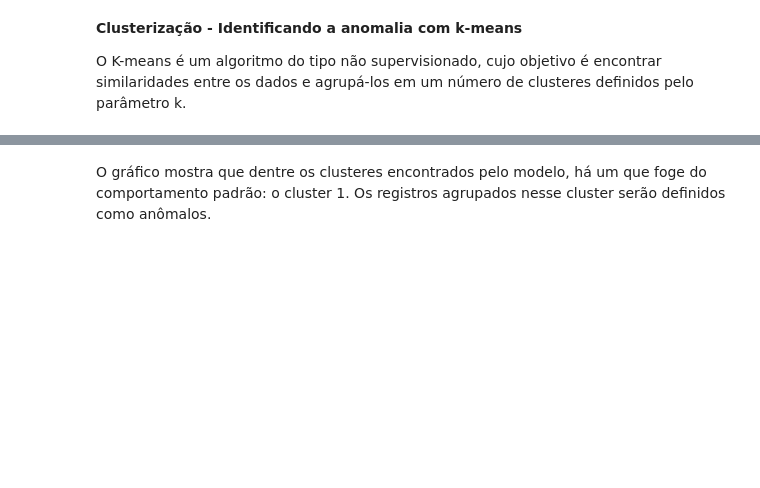
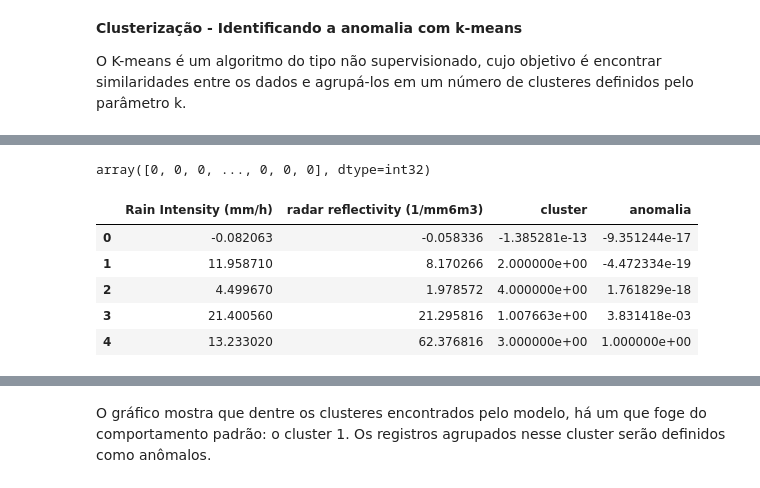
Before and after one commit to lourencocavalcante/Neurocomputacao, a Jupyter notebook: INPE_CAP351_Projeto02_MLP_Lourenco.ipynb, the cells around one changed output, grey strips where cells are left out. Saved outputs shown, nothing was run; the diff lists cells and outputs as text; code cells hidden in the pictures; blank space fills up the shorter version.

```diff
--- a/INPE_CAP351_Projeto02_MLP_Lourenco.ipynb
+++ b/INPE_CAP351_Projeto02_MLP_Lourenco.ipynb
@@ -150,0 +153,19 @@ plt.show()
+# %%
+modelo = KMeans(n_clusters=5)
+modelo.fit(df_std)
+
+modelo.labels_
+# %% [output]
+array([0, 0, 0, ..., 0, 0, 0], dtype=int32)
+# %%
+grupos = pd.DataFrame(modelo.cluster_centers_,
+                      columns=df_std.columns)
+
+grupos
+# %% [output]
+|  | Rain Intensity (mm/h) | radar reflectivity (1/mm6m3) | cluster | anomalia |
+| 0 | -0.082063 | -0.058336 | -1.385281e-13 | -9.351244e-17 |
+| 1 | 11.958710 | 8.170266 | 2.000000e+00 | -4.472334e-19 |
+| 2 | 4.499670 | 1.978572 | 4.000000e+00 | 1.761829e-18 |
+| 3 | 21.400560 | 21.295816 | 1.007663e+00 | 3.831418e-03 |
+| 4 | 13.233020 | 62.376816 | 3.000000e+00 | 1.000000e+00 |
```
Also changed, not shown: parts of 7 cells of this notebook.
